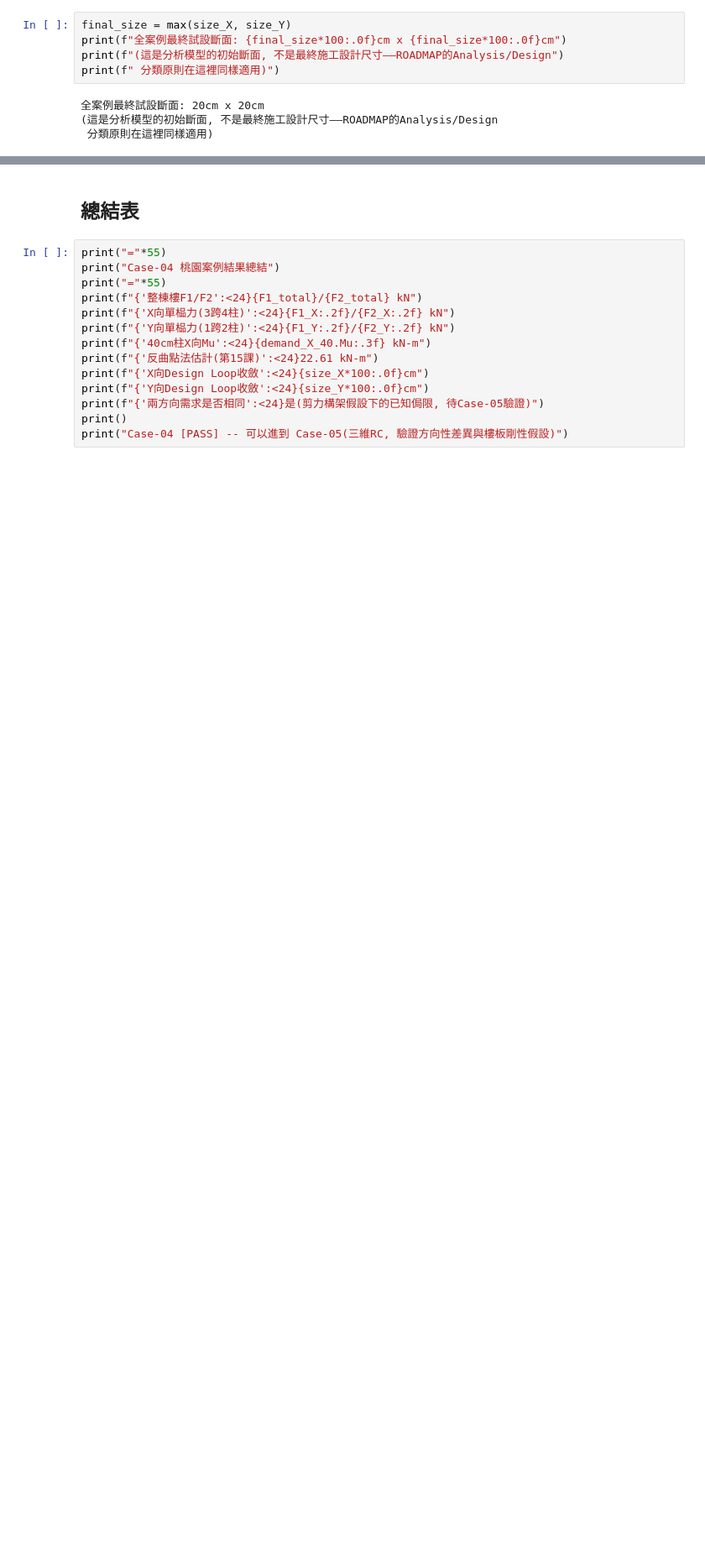
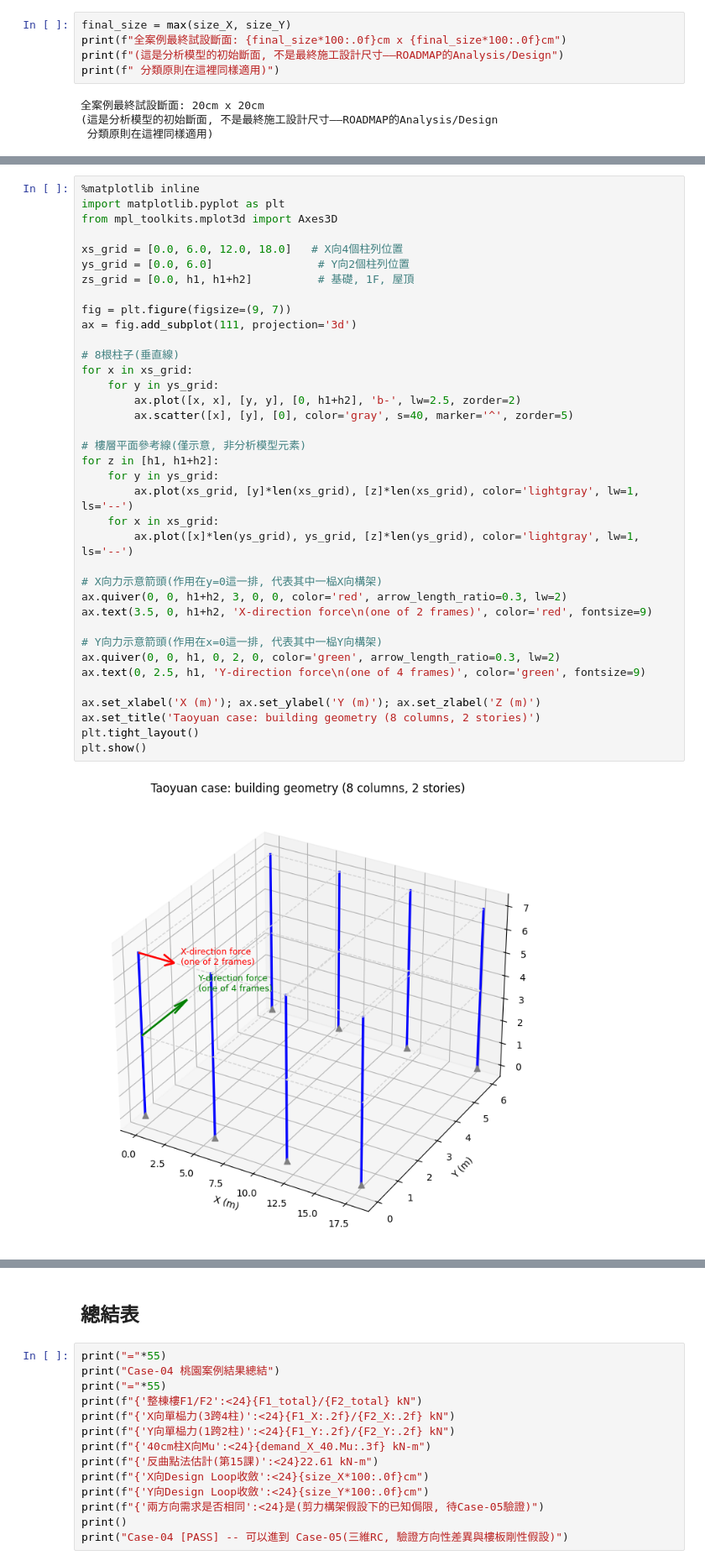
Before and after one commit to zhixiu0223/taiwan-seismic-code-calc, a Jupyter notebook: notebooks/case04_taoyuan_case.ipynb, the cells around one changed output, grey strips where cells are left out. Shown at 84% size. Saved outputs shown, nothing was run; the diff lists cells and outputs as text; blank space fills up the shorter version.

```diff
--- a/notebooks/case04_taoyuan_case.ipynb
+++ b/notebooks/case04_taoyuan_case.ipynb
@@ -273,0 +282,39 @@ print(f" 分類原則在這裡同樣適用)")
+# %%
+%matplotlib inline
+import matplotlib.pyplot as plt
+from mpl_toolkits.mplot3d import Axes3D
+
+xs_grid = [0.0, 6.0, 12.0, 18.0]   # X向4個柱列位置
+ys_grid = [0.0, 6.0]                # Y向2個柱列位置
+zs_grid = [0.0, h1, h1+h2]          # 基礎, 1F, 屋頂
+
+fig = plt.figure(figsize=(9, 7))
+ax = fig.add_subplot(111, projection='3d')
+
+# 8根柱子(垂直線)
+for x in xs_grid:
+    for y in ys_grid:
+        ax.plot([x, x], [y, y], [0, h1+h2], 'b-', lw=2.5, zorder=2)
+        ax.scatter([x], [y], [0], color='gray', s=40, marker='^', zorder=5)
+
+# 樓層平面參考線(僅示意, 非分析模型元素)
+for z in [h1, h1+h2]:
+    for y in ys_grid:
+        ax.plot(xs_grid, [y]*len(xs_grid), [z]*len(xs_grid), color='lightgray', lw=1, ls='--')
+    for x in xs_grid:
+        ax.plot([x]*len(ys_grid), ys_grid, [z]*len(ys_grid), color='lightgray', lw=1, ls='--')
+
+# X向力示意箭頭(作用在y=0這一排, 代表其中一榀X向構架)
+ax.quiver(0, 0, h1+h2, 3, 0, 0, color='red', arrow_length_ratio=0.3, lw=2)
+ax.text(3.5, 0, h1+h2, 'X-direction force\n(one of 2 frames)', color='red', fontsize=9)
+
+# Y向力示意箭頭(作用在x=0這一排, 代表其中一榀Y向構架)
+ax.quiver(0, 0, h1, 0, 2, 0, color='green', arrow_length_ratio=0.3, lw=2)
+ax.text(0, 2.5, h1, 'Y-direction force\n(one of 4 frames)', color='green', fontsize=9)
+
+ax.set_xlabel('X (m)'); ax.set_ylabel('Y (m)'); ax.set_zlabel('Z (m)')
+ax.set_title('Taoyuan case: building geometry (8 columns, 2 stories)')
+plt.tight_layout()
+plt.show()
+# %% [output]
+[figure, added]
```
Also changed, not shown: parts of 3 cells of this notebook.
